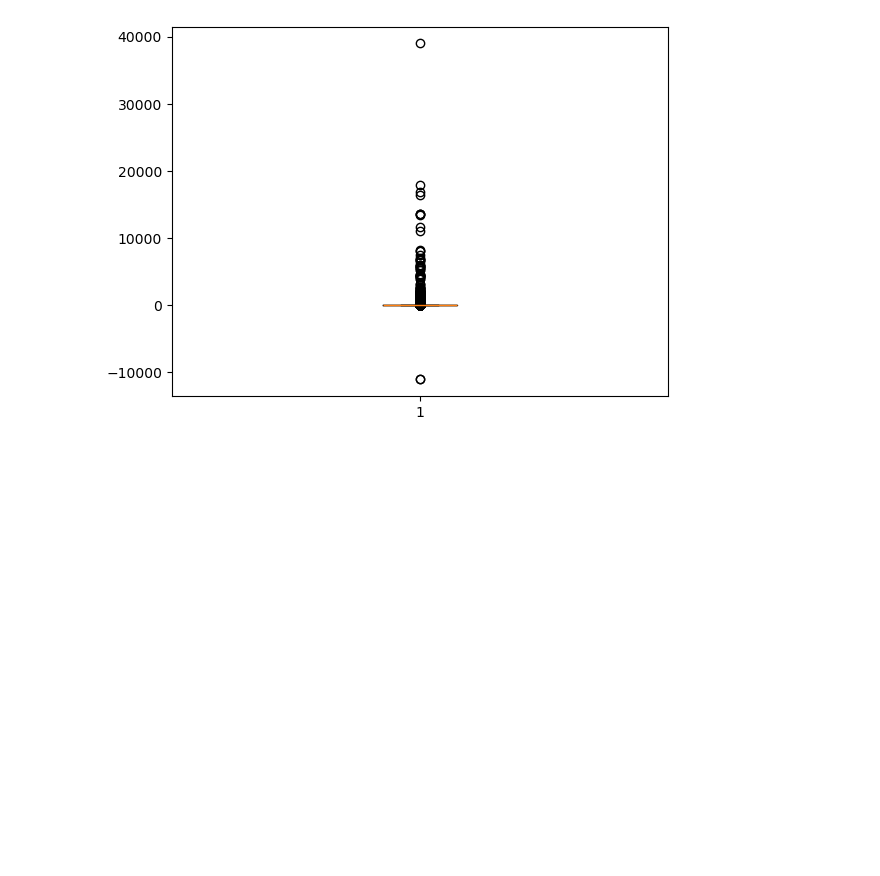
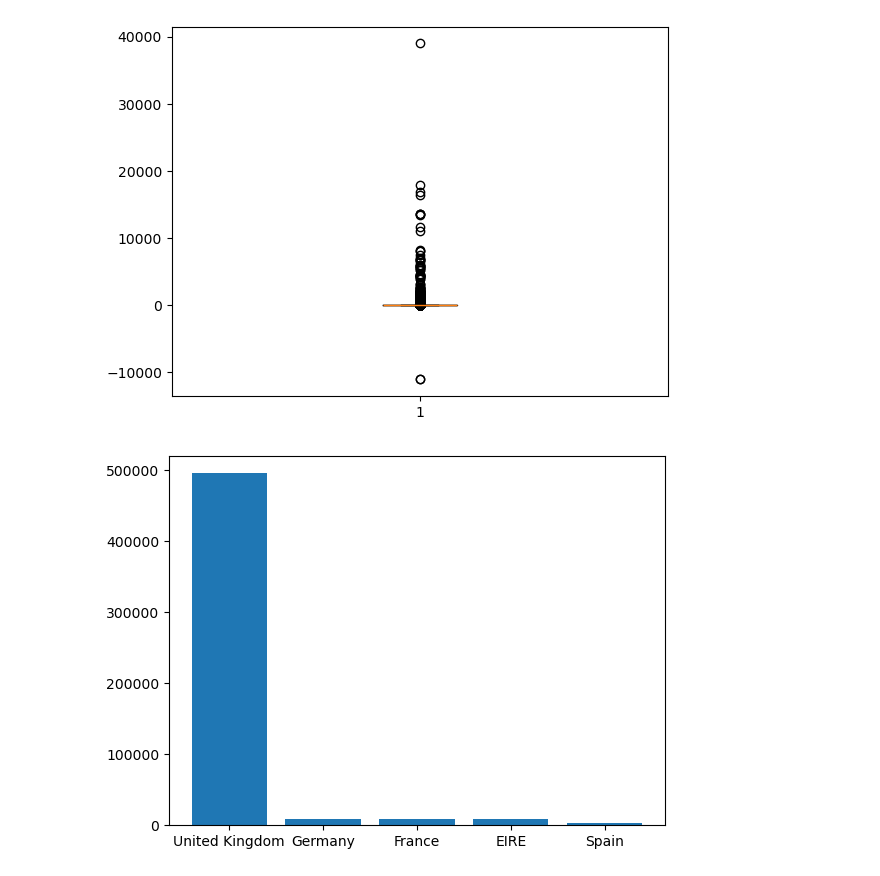
Before and after one commit to MogiliVeerendra/Online_Retail_pandas_project, a Jupyter notebook: notebooks/04_eda.ipynb, the cells around one changed output. Saved outputs shown, nothing was run; the diff lists cells and outputs as text; code cells hidden in the pictures; blank space fills up the shorter version.

```diff
--- a/notebooks/04_eda.ipynb
+++ b/notebooks/04_eda.ipynb
@@ -117,3 +117,10 @@ ax.set_ylabel("unit price")
 plt.show()
 # %% [output]
 [figure]
+# %%
+fig, ax = plt.subplots()
+country_counts = sales["Country"].value_counts().head()
+ax.bar(country_counts.index, country_counts.values)
+plt.show()
+# %% [output]
+[figure, added]
```
Also changed, not shown: parts of 6 cells of this notebook, 7 other files.
